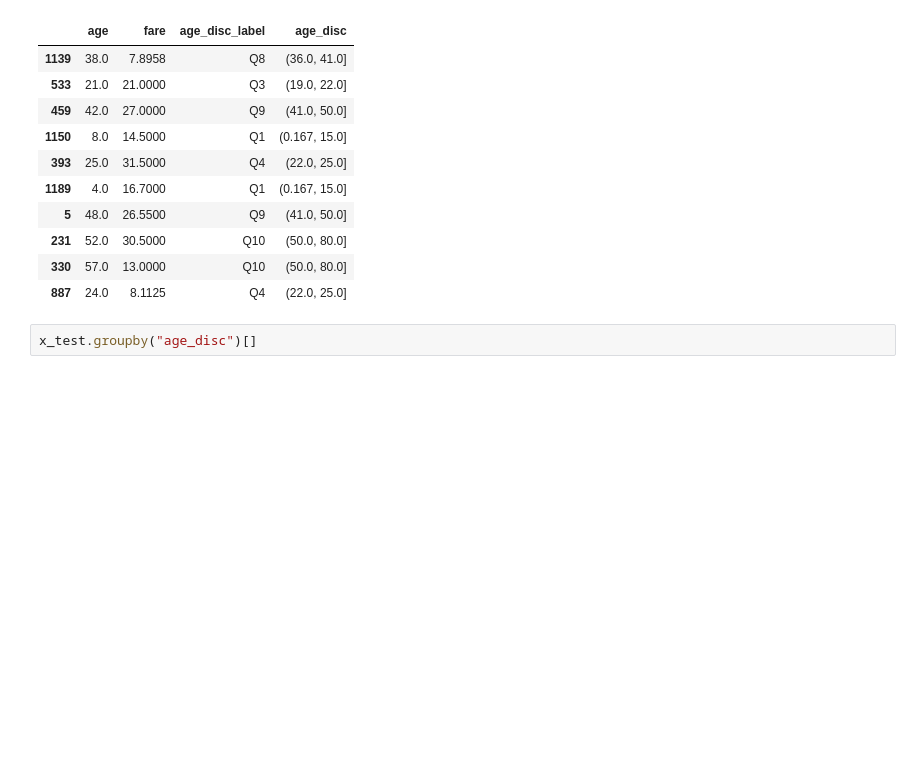
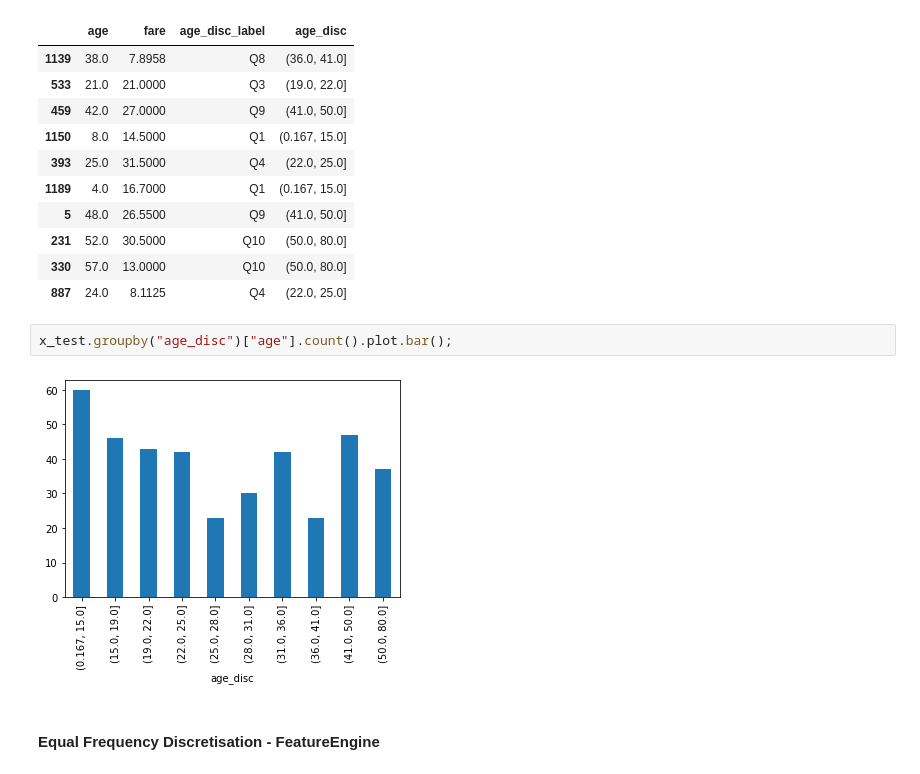
Before and after one commit to KarthikKothareddy/FeatureEngineering, a Jupyter notebook: discretization.ipynb, the cells around one changed output. Drawn from its saved outputs; the diff is of its cells as text; blank space fills up the shorter version.

Commit message:
equal frequency discretisation

```diff
--- a/discretization.ipynb
+++ b/discretization.ipynb
@@ -151,4 +151,8 @@ x_test.head(10)
 | 330 | 57.0 | 13.0000 | Q10 | (50.0, 80.0] |
 | 887 | 24.0 | 8.1125 | Q4 | (22.0, 25.0] |
 # %%
-x_test.groupby("age_disc")[]
+x_test.groupby("age_disc")["age"].count().plot.bar();
+# %% [output]
+[figure, added]
+# %% [markdown]
+#### Equal Frequency Discretisation - FeatureEngine
```
Also changed, not shown: parts of 6 cells of this notebook.
